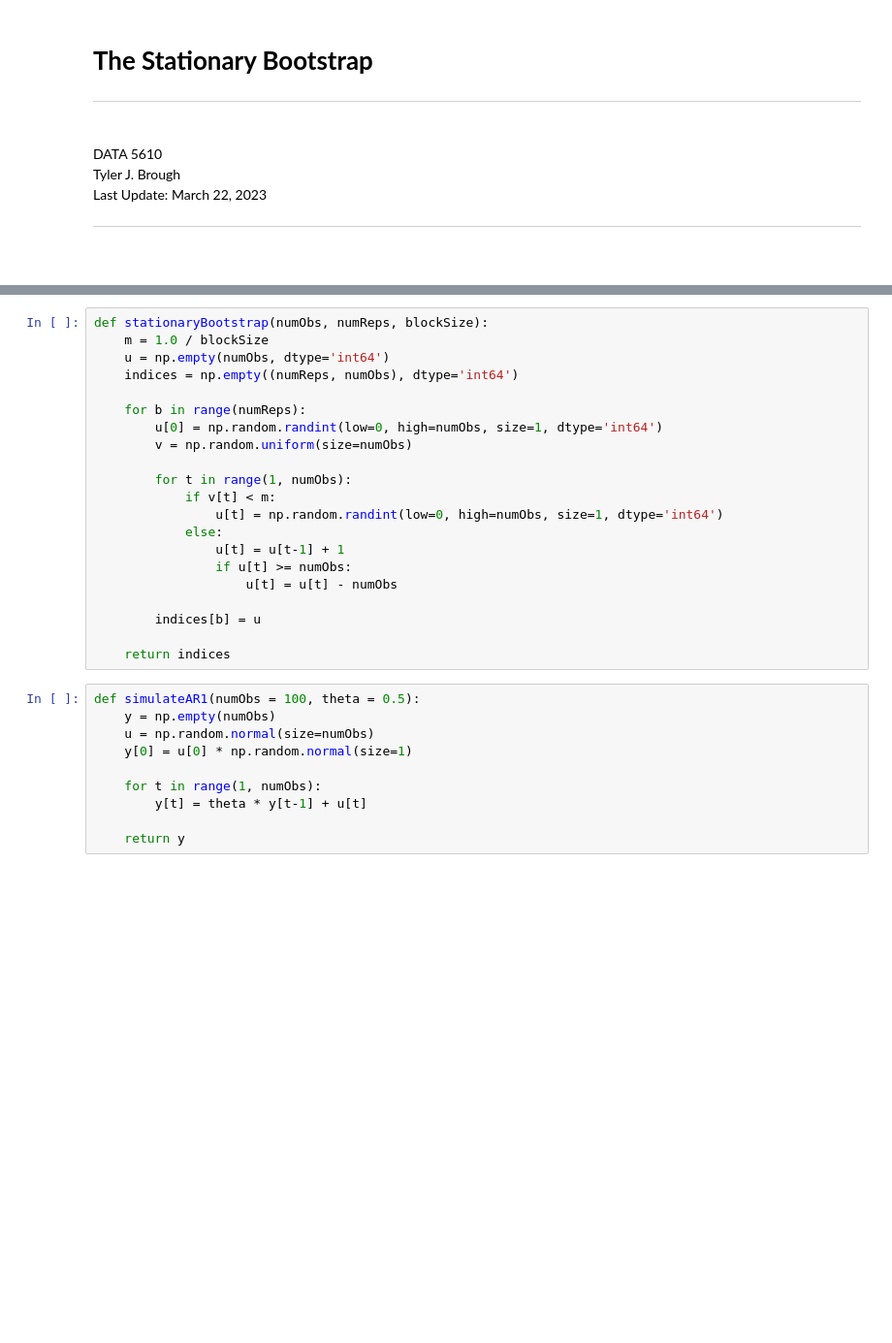
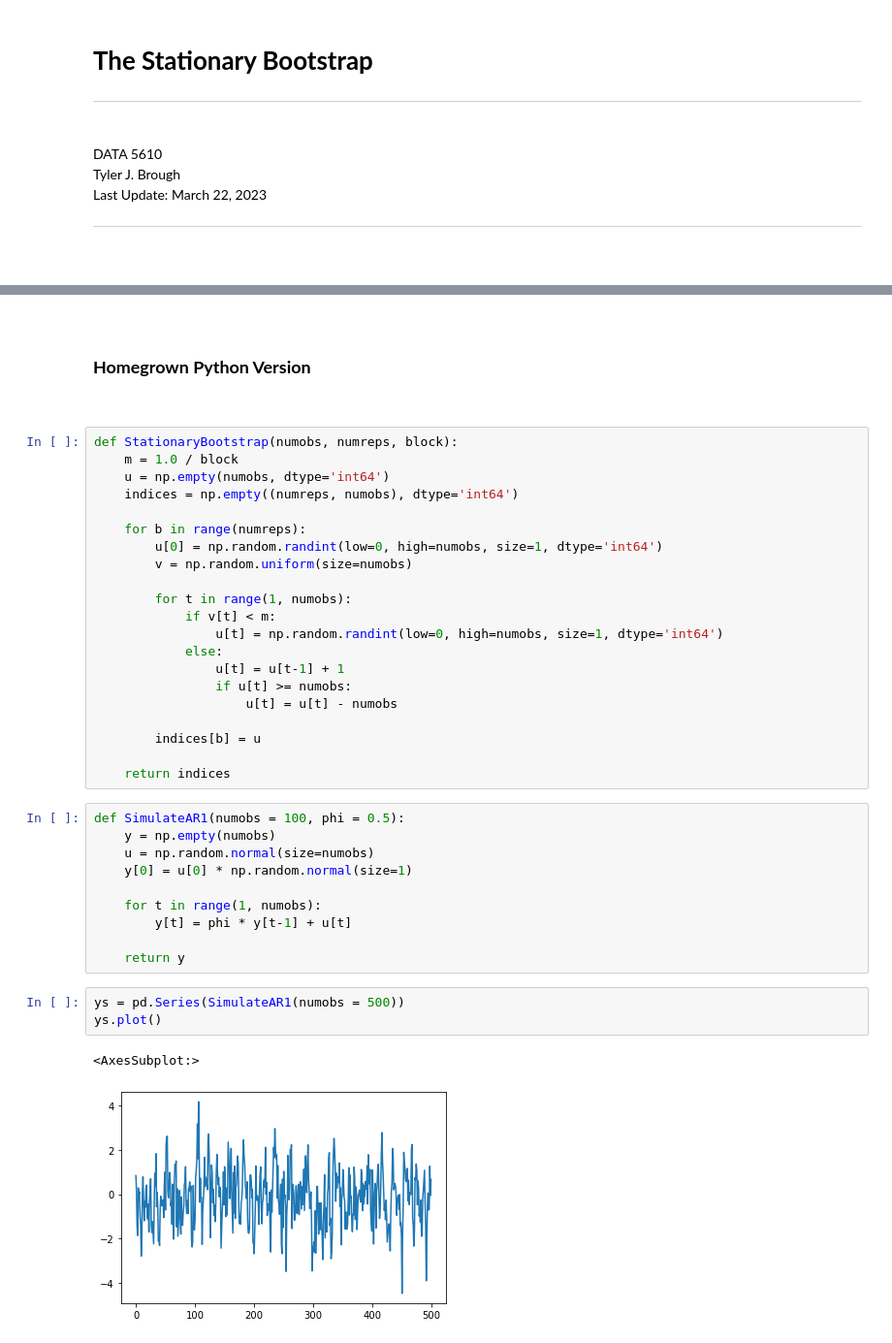
Before and after one commit to broughtj/DATA5610-SP22, a Jupyter notebook: Notebooks/Time-Series/StationaryBootstrap.ipynb, the cells around one changed output, grey strips where cells are left out. Shown: that part at 97% size. Drawn from its saved outputs; the diff is of its cells as text; blank space fills up the shorter version.

```diff
--- a/Notebooks/Time-Series/StationaryBootstrap.ipynb
+++ b/Notebooks/Time-Series/StationaryBootstrap.ipynb
@@ -20,33 +51,45 @@ from sklearn.linear_model import LinearRegression
+# %% [markdown]
+<br>
+
+### __Homegrown Python Version__
+
+<br>
 # %%
-def stationaryBootstrap(numObs, numReps, blockSize):
-    m = 1.0 / blockSize
-    u = np.empty(numObs, dtype='int64')
-    indices = np.empty((numReps, numObs), dtype='int64')
+def StationaryBootstrap(numobs, numreps, block):
+    m = 1.0 / block
+    u = np.empty(numobs, dtype='int64')
+    indices = np.empty((numreps, numobs), dtype='int64')
 
-    for b in range(numReps):
-        u[0] = np.random.randint(low=0, high=numObs, size=1, dtype='int64')
-        v = np.random.uniform(size=numObs)
+    for b in range(numreps):
+        u[0] = np.random.randint(low=0, high=numobs, size=1, dtype='int64')
+        v = np.random.uniform(size=numobs)
 
-        for t in range(1, numObs):
+        for t in range(1, numobs):
             if v[t] < m:
-                u[t] = np.random.randint(low=0, high=numObs, size=1, dtype='int64')
+                u[t] = np.random.randint(low=0, high=numobs, size=1, dtype='int64')
             else:
                 u[t] = u[t-1] + 1
-                if u[t] >= numObs:
-                    u[t] = u[t] - numObs
+                if u[t] >= numobs:
+                    u[t] = u[t] - numobs
 
         indices[b] = u
 
     return indices
 # %%
-def simulateAR1(numObs = 100, theta = 0.5):
-    y = np.empty(numObs)
-    u = np.random.normal(size=numObs)
+def SimulateAR1(numobs = 100, phi = 0.5):
+    y = np.empty(numobs)
+    u = np.random.normal(size=numobs)
     y[0] = u[0] * np.random.normal(size=1)
 
-    for t in range(1, numObs):
-        y[t] = theta * y[t-1] + u[t]
+    for t in range(1, numobs):
+        y[t] = phi * y[t-1] + u[t]
 
     return y
+# %%
+ys = pd.Series(SimulateAR1(numobs = 500))
+ys.plot()
+# %% [output]
+<AxesSubplot:>
+[figure, added]
 # %%
 ## Main
```
Also changed, not shown: parts of 19 cells of this notebook, 15 other files.
